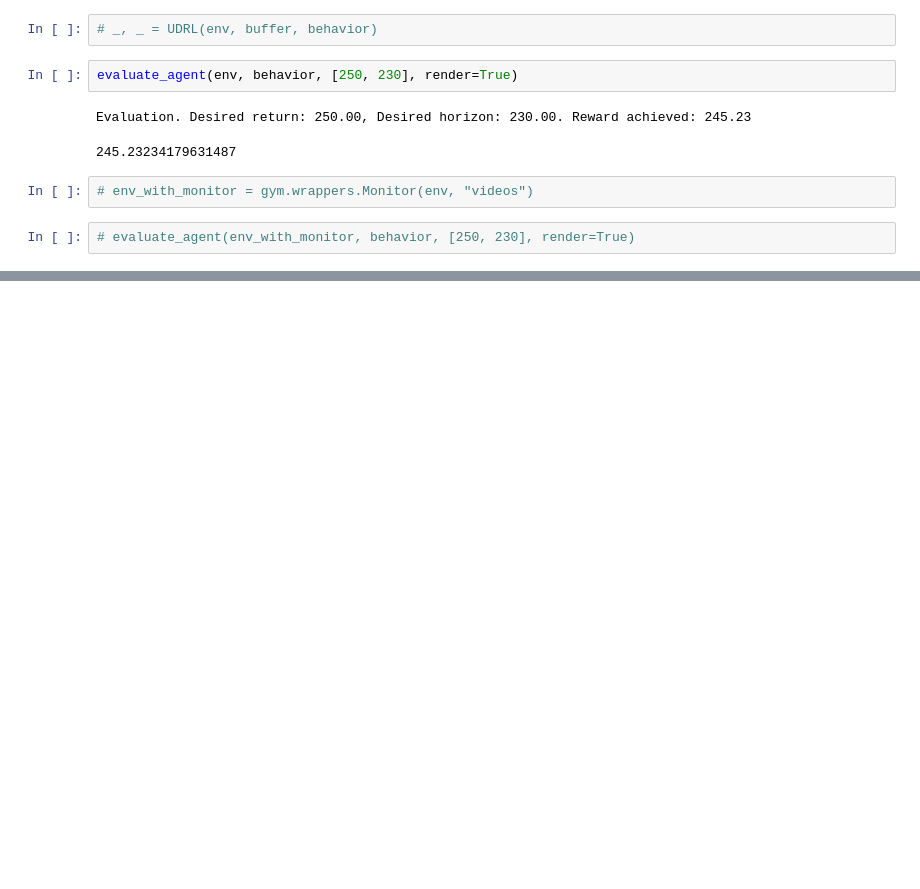
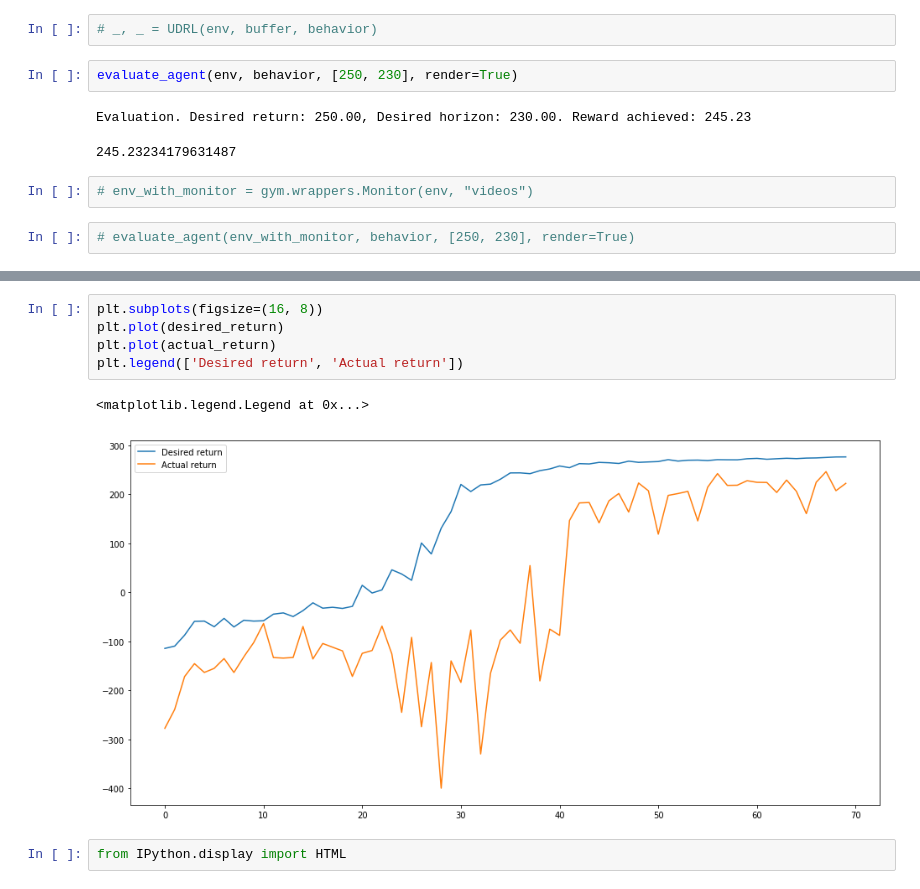
Before and after one commit to jscriptcoder/Upside-Down-Reinforcement-Learning, a Jupyter notebook: Upside-Down_RL.ipynb, the cells around one changed output, grey strips where cells are left out. Drawn from its saved outputs; the diff is of its cells as text; blank space fills up the shorter version.

```diff
--- a/Upside-Down_RL.ipynb
+++ b/Upside-Down_RL.ipynb
@@ -762,0 +785,10 @@ Evaluation. Desired return: 250.00, Desired horizon: 230.00. Reward achieved: 24
+# %%
+plt.subplots(figsize=(16, 8))
+plt.plot(desired_return)
+plt.plot(actual_return)
+plt.legend(['Desired return', 'Actual return'])
+# %% [output]
+<matplotlib.legend.Legend at 0x...>
+[figure, added]
+# %%
+from IPython.display import HTML
```
Also changed, not shown: parts of 6 cells of this notebook.
